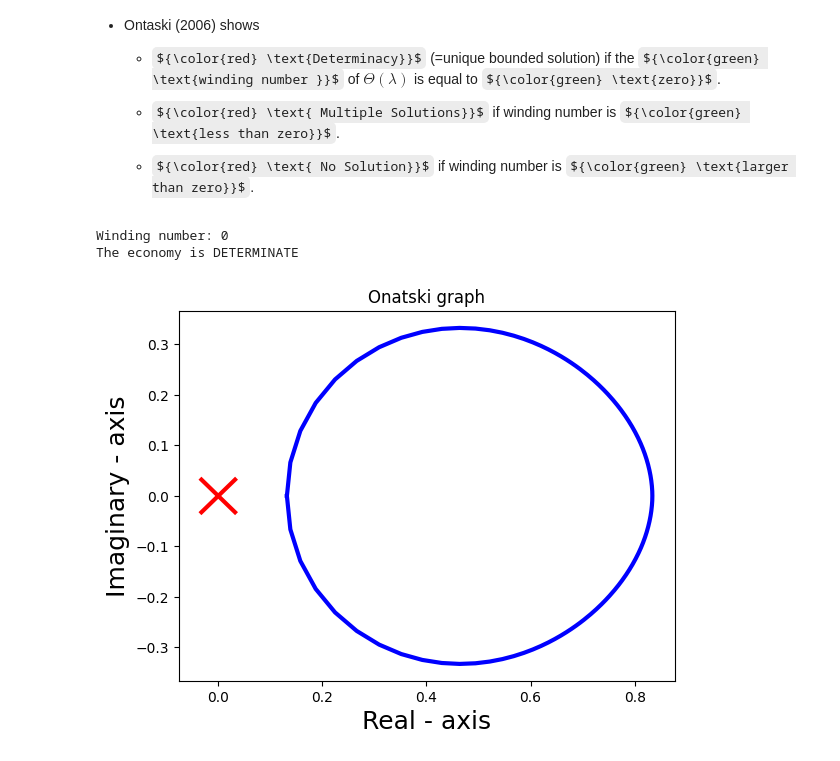
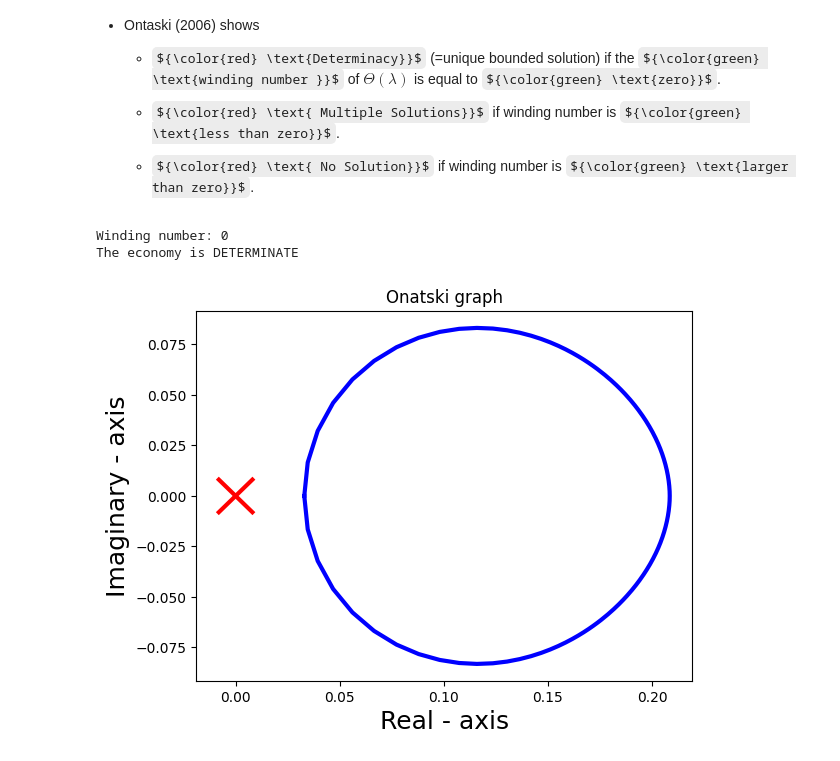
Before and after one commit to alfredlovgren/local-determinacy, a Jupyter notebook: src/local_determancy/HA_Flex_Nominal.ipynb, the cells around one changed output. Cells and saved outputs as stored; diff of their text form; code cells hidden in the pictures; some formulas as TeX source.

```diff
--- a/src/local_determancy/HA_Flex_Nominal.ipynb
+++ b/src/local_determancy/HA_Flex_Nominal.ipynb
@@ -108,8 +108,8 @@ def dividend(w, mu):
 
 
 @simple
-def mkt_clearing(A, B,PL):
-        asset_mkt = A - B(+1)/PL(+1)
+def mkt_clearing(A, B,PL,Bss):
+        asset_mkt = (A - B(+1)/PL(+1))/Bss
         return asset_mkt
 
 
@@ -173,23 +173,22 @@ ss = ha.steady_state(ss0)
 # %%
 T = 300
 
 exogenous = ['Realshock']
 unknowns = ['PL']
-predetermined = [1]
 targets = ['asset_mkt']
 
 H_U = ha.jacobian(ss, unknowns, targets, T=T)
 H_Z = ha.jacobian(ss, exogenous, targets, T=T)
 
-onatski = ld.onatski(targets = targets, endogenous = unknowns, predetermined = predetermined, T =T, ss0=ss0, H_U = H_U, nominal=True, exogenous='Realshock', H_Z = H_Z)
+onatski = ld.onatski(targets = targets, endogenous = unknowns, T =T, ss0=ss0, H_U = H_U, nominal = True, exogenous = 'Realshock', H_Z = H_Z)
 
 windingNumber = ld.onatskiWindingNumber(onatski)
 
 windingNumber = ld.onatskiWindingNumber(onatski)
 print(ld.checkSolutions(windingNumber))
 
 ld.plot(onatski)
 # %% [output]
 Winding number: 0
 The economy is DETERMINATE
-[figure, old version]
+[figure, new version]
```
Also changed, not shown: parts of 1 cell of this notebook, 5 other files.
